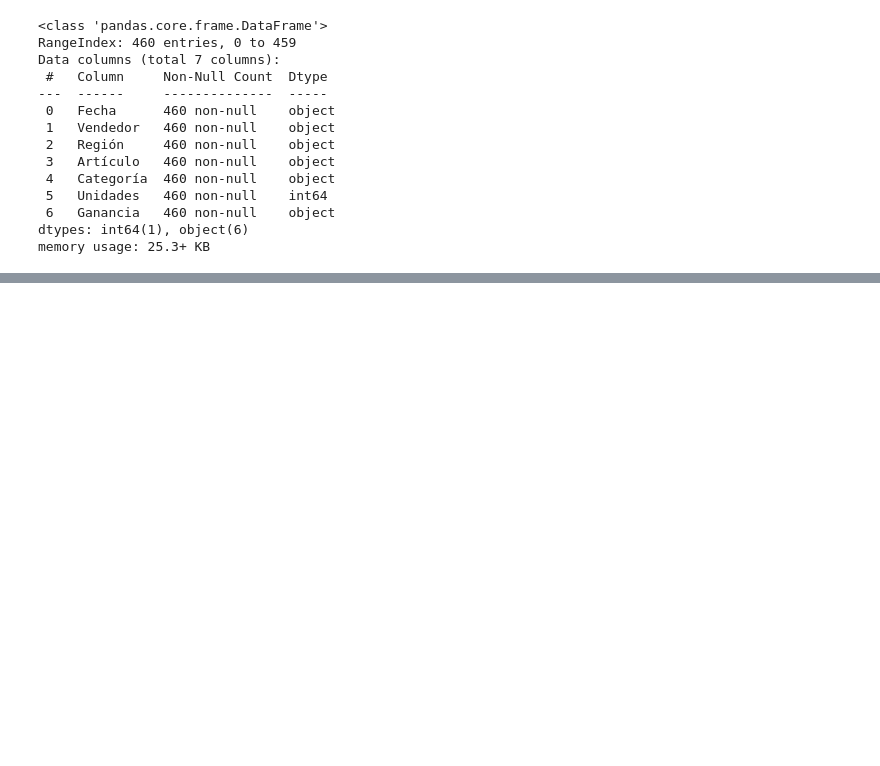
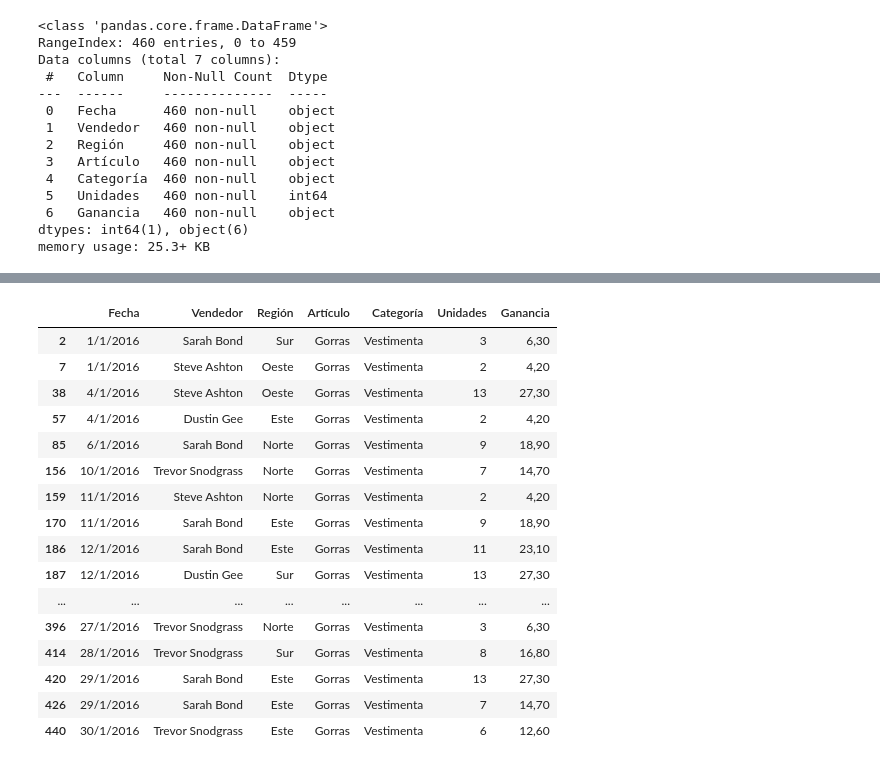
Before and after one commit to rofigueredo/CheatSheets, a Jupyter notebook: Pandas_de1.5horas/Clase1.ipynb, the cells around one changed output, grey strips where cells are left out. Saved outputs shown, nothing was run; the diff lists cells and outputs as text; code cells hidden in the pictures; blank space fills up the shorter version.

```diff
--- a/Pandas_de1.5horas/Clase1.ipynb
+++ b/Pandas_de1.5horas/Clase1.ipynb
@@ -72,7 +74,7 @@ type(tabla[['Edad','País']])
 # %% [output]
 pandas.core.frame.DataFrame
 # %%
-VentasPorProveedor = pd.read_csv(r"C:\Users\rfigu\Documents\Learn\CursoDA_de1hora5\BasesEjemplo\VentasPorProveedor.csv" ## TablaEjemplo.csv"
+VentasPorProveedor = pd.read_csv(r"C:\Users\rfigu\Documents\Learn\CARRERA_DATOS\Pandas_de1.5horas\BasesEjemplo\VentasPorProveedor.csv" ## TablaEjemplo.csv"
                     , sep=";"
                     ,skiprows=5)
 VentasPorProveedor.head() ## Sirve para visualizar las 1ras 5 lineas de tu DataFrame
@@ -103,0 +153,22 @@ memory usage: 25.3+ KB
+# %%
+## de esta forma es bastante mas util, EJ filtro por 1 Dim
+
+VentasPorProveedor[VentasPorProveedor.Artículo == 'Gorras']
+# %% [output]
+|  | Fecha | Vendedor | Región | Artículo | Categoría | Unidades | Ganancia |
+| 2 | 1/1/2016 | Sarah Bond | Sur | Gorras | Vestimenta | 3 | 6,30 |
+| 7 | 1/1/2016 | Steve Ashton | Oeste | Gorras | Vestimenta | 2 | 4,20 |
+| 38 | 4/1/2016 | Steve Ashton | Oeste | Gorras | Vestimenta | 13 | 27,30 |
+| 57 | 4/1/2016 | Dustin Gee | Este | Gorras | Vestimenta | 2 | 4,20 |
+| 85 | 6/1/2016 | Sarah Bond | Norte | Gorras | Vestimenta | 9 | 18,90 |
+| 156 | 10/1/2016 | Trevor Snodgrass | Norte | Gorras | Vestimenta | 7 | 14,70 |
+| 159 | 11/1/2016 | Steve Ashton | Norte | Gorras | Vestimenta | 2 | 4,20 |
+| 170 | 11/1/2016 | Sarah Bond | Este | Gorras | Vestimenta | 9 | 18,90 |
+| 186 | 12/1/2016 | Sarah Bond | Este | Gorras | Vestimenta | 11 | 23,10 |
+| 187 | 12/1/2016 | Dustin Gee | Sur | Gorras | Vestimenta | 13 | 27,30 |
+| ... | ... | ... | ... | ... | ... | ... | ... |
+| 396 | 27/1/2016 | Trevor Snodgrass | Norte | Gorras | Vestimenta | 3 | 6,30 |
+| 414 | 28/1/2016 | Trevor Snodgrass | Sur | Gorras | Vestimenta | 8 | 16,80 |
+| 420 | 29/1/2016 | Sarah Bond | Este | Gorras | Vestimenta | 13 | 27,30 |
+| 426 | 29/1/2016 | Sarah Bond | Este | Gorras | Vestimenta | 7 | 14,70 |
+| 440 | 30/1/2016 | Trevor Snodgrass | Este | Gorras | Vestimenta | 6 | 12,60 |
```
Also changed, not shown: parts of 9 cells of this notebook.
